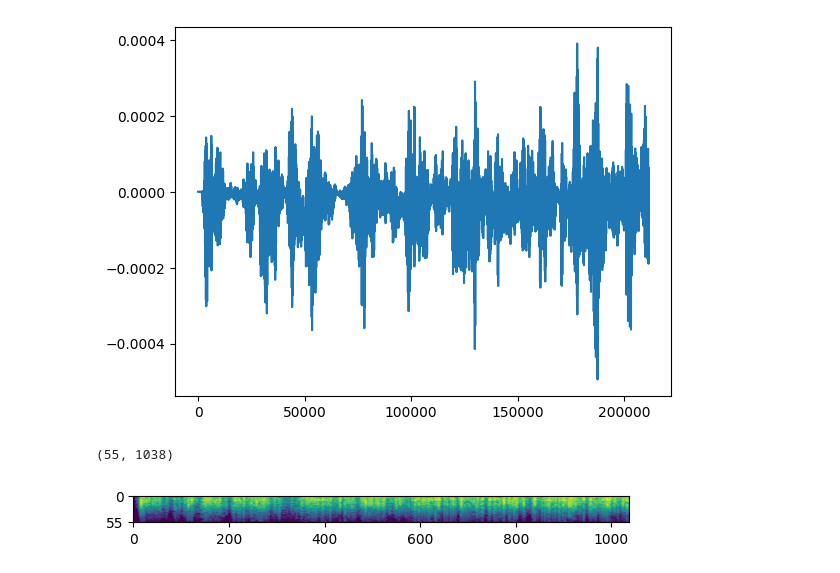
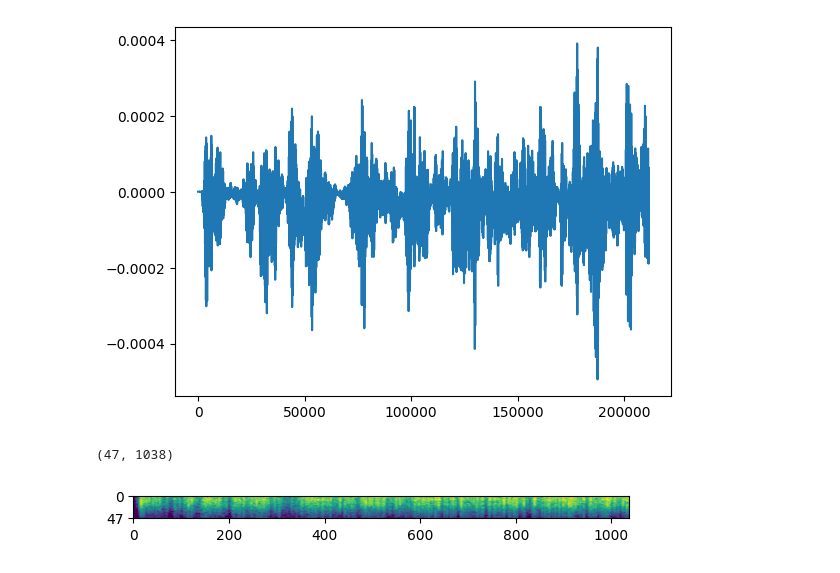
Before and after one commit to shinolab/vibrotactile-autoencoder, a Jupyter notebook: preprocess.ipynb, the cells around one changed output. Saved outputs shown, nothing was run; the diff lists cells and outputs as text; code cells hidden in the pictures.

```diff
--- a/preprocess.ipynb
+++ b/preprocess.ipynb
@@ -35,12 +31,12 @@ plt.plot(librosa.istft(DMatrix_hat, n_fft=2048, hop_length=int(2048 * 0.1), wind
 [<matplotlib.lines.Line2D at 0x...>]
 [figure]
 # %%
-plt.imshow(dbMatrix[:55,:])
-plt.yticks([0, 55])
-print(np.array(dbMatrix[:55,:]).shape)
+plt.imshow(dbMatrix[:47,:])
+plt.yticks([0, 47])
+print(np.array(dbMatrix[:47,:]).shape)
 # %% [output]
-(55, 1038)
+(47, 1038)
-[figure, old version]
+[figure, new version]
 # %%
 def wav2spec(wav_path):
     data, fs = librosa.load(wav_path, sr=44100)
```
Also changed, not shown: parts of 8 cells of this notebook.
